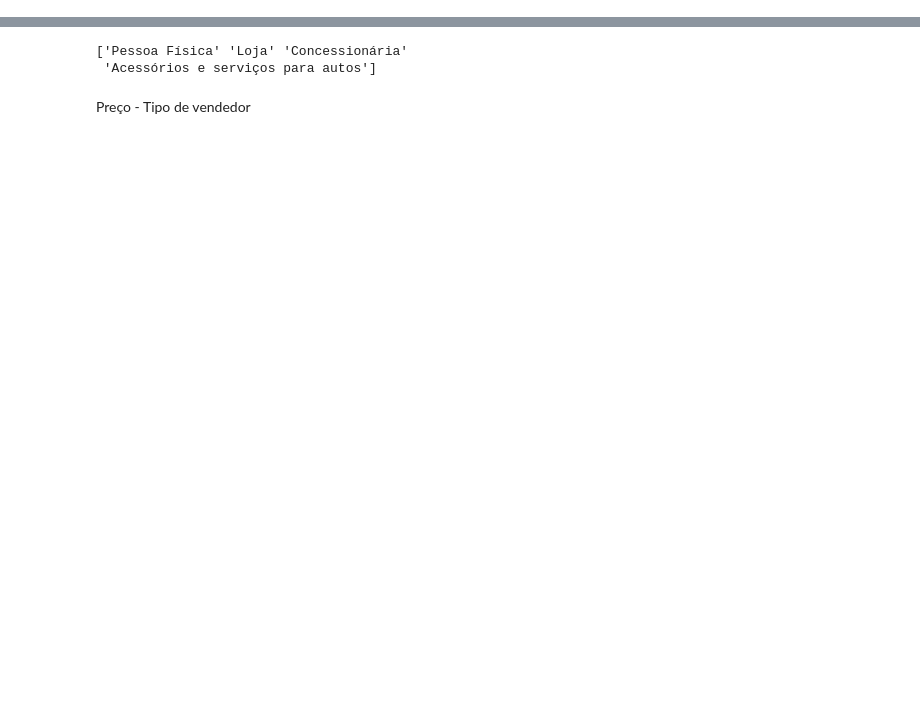
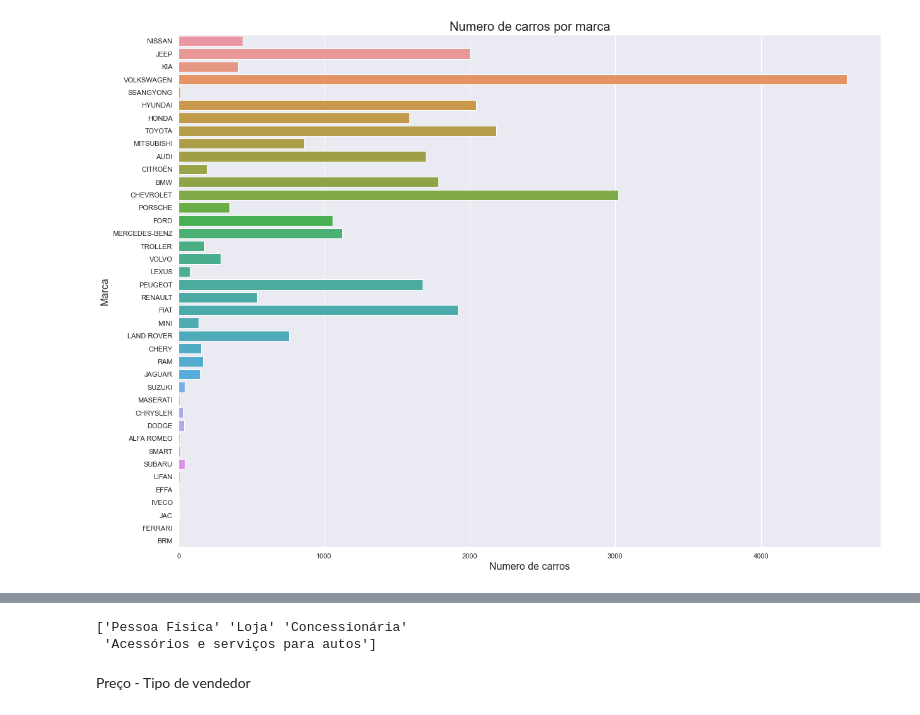
Before and after one commit to marcostrivelato/desafio-lighthouse, a Jupyter notebook: relatório-estatisticas.ipynb, the cells around one changed output, grey strips where cells are left out. Saved outputs shown, nothing was run; the diff lists cells and outputs as text; code cells hidden in the pictures; blank space fills up the shorter version.

```diff
--- a/relatório-estatisticas.ipynb
+++ b/relatório-estatisticas.ipynb
@@ -19,0 +20,9 @@ df.head()
+# %%
+plt.figure(figsize = (20, 15))
+sns.countplot(y = df.marca)
+plt.title("Numero de carros por marca", fontsize = 20)
+plt.ylabel("Marca", fontsize = 16)
+plt.xlabel("Numero de carros", fontsize = 16)
+plt.show()
+# %% [output]
+[figure, added]
```
Also changed, not shown: parts of 23 cells of this notebook.
